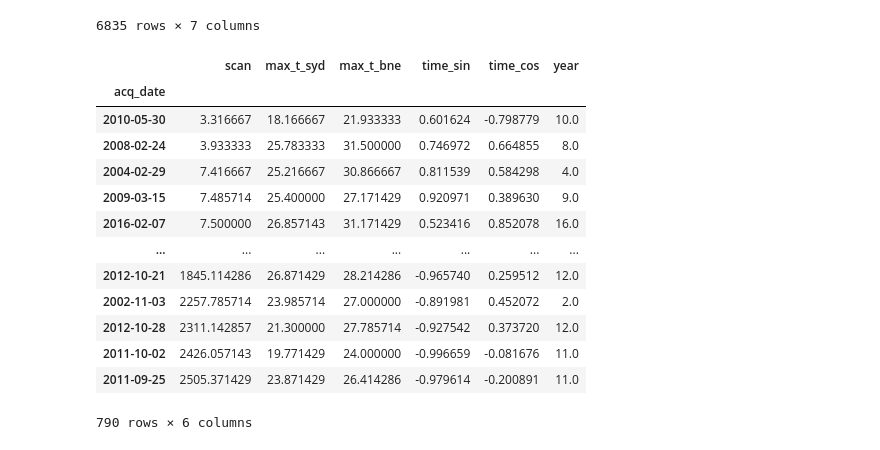
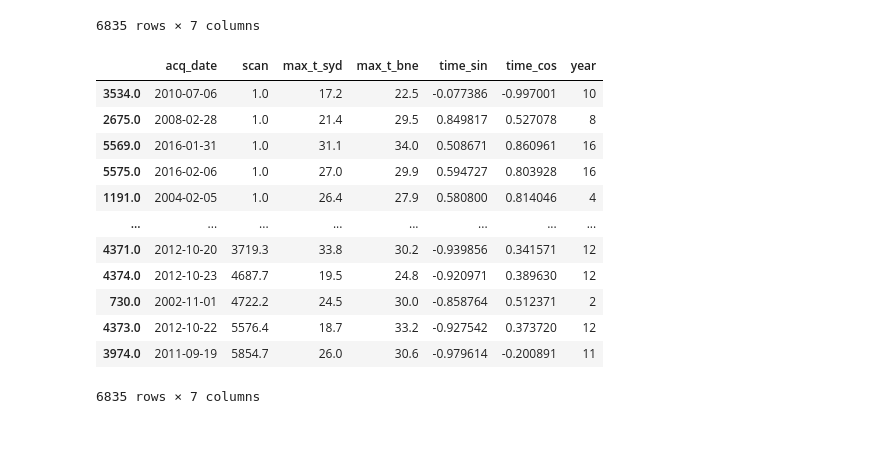
Before and after one commit to jtpotato/firetrace, a Jupyter notebook: notebooks/future-bushfires.ipynb, the cells around one changed output. Cells and saved outputs as stored; diff of their text form; code cells hidden in the pictures.

```diff
--- a/notebooks/future-bushfires.ipynb
+++ b/notebooks/future-bushfires.ipynb
@@ -3,7 +3,7 @@
 # %%
 import pandas as pd
 
-bushfires_df = pd.read_csv("/kaggle/input/yicte-bushfires-over-time/data.csv", index_col=0)
+bushfires_df = pd.read_csv("../data.csv", index_col=0)
 bushfires_df['acq_date'] = pd.to_datetime(bushfires_df['acq_date'])
 
 bushfires_df
@@ -29,16 +29,14 @@ bushfires_df["time_sin"] = np.sin((bushfires_df['acq_date'].dt.day_of_year / 365
 bushfires_df["time_cos"] = np.cos((bushfires_df['acq_date'].dt.day_of_year / 365) * 2 * np.pi)
 bushfires_df["year"] = bushfires_df['acq_date'].dt.year
 # %%
-# Group by week, average/sum, add a 'year' feature
-grouped_df = bushfires_df.groupby(pd.Grouper(freq='W', key='acq_date'))
-
 df = pd.DataFrame()
 
-df['scan'] = grouped_df['scan'].mean()
-df['max_t_syd'] = grouped_df['max_t_syd'].mean()
-df['max_t_bne'] = grouped_df['max_t_bne'].mean()
-df['time_sin'] = grouped_df['time_sin'].first()
-df['time_cos'] = grouped_df['time_cos'].first()
-df['year'] = grouped_df['year'].first() - 2000 # we'll count the years since approx when the data starts.
+df['acq_date'] = bushfires_df['acq_date']
+df['scan'] = bushfires_df['scan']
+df['max_t_syd'] = bushfires_df['max_t_syd']
+df['max_t_bne'] = bushfires_df['max_t_bne']
+df['time_sin'] = bushfires_df['time_sin']
+df['time_cos'] = bushfires_df['time_cos']
+df['year'] = bushfires_df['year'] - 2000 # we'll count the years since approx when the data starts.
 
 df = df.dropna()
@@ -56,19 +43,19 @@ test_labels = test_features.pop('scan')
 # %%
-train_dataset = train_dataset.sort_values(["scan", "acq_date"])
+# Preview what sort of data is in here.
+df = df.sort_values(["scan"])
 
-train_dataset
+df
 # %% [output]
-|  | scan | max_t_syd | max_t_bne | time_sin | time_cos | year |
-| acq_date |  |  |  |  |  |  |
-| 2010-05-30 | 3.316667 | 18.166667 | 21.933333 | 0.601624 | -0.798779 | 10.0 |
-| 2008-02-24 | 3.933333 | 25.783333 | 31.500000 | 0.746972 | 0.664855 | 8.0 |
-| 2004-02-29 | 7.416667 | 25.216667 | 30.866667 | 0.811539 | 0.584298 | 4.0 |
-| 2009-03-15 | 7.485714 | 25.400000 | 27.171429 | 0.920971 | 0.389630 | 9.0 |
-| 2016-02-07 | 7.500000 | 26.857143 | 31.171429 | 0.523416 | 0.852078 | 16.0 |
-| ... | ... | ... | ... | ... | ... | ... |
-| 2012-10-21 | 1845.114286 | 26.871429 | 28.214286 | -0.965740 | 0.259512 | 12.0 |
-| 2002-11-03 | 2257.785714 | 23.985714 | 27.000000 | -0.891981 | 0.452072 | 2.0 |
-| 2012-10-28 | 2311.142857 | 21.300000 | 27.785714 | -0.927542 | 0.373720 | 12.0 |
-| 2011-10-02 | 2426.057143 | 19.771429 | 24.000000 | -0.996659 | -0.081676 | 11.0 |
-| 2011-09-25 | 2505.371429 | 23.871429 | 26.414286 | -0.979614 | -0.200891 | 11.0 |
+|  | acq_date | scan | max_t_syd | max_t_bne | time_sin | time_cos | year |
+| 3534.0 | 2010-07-06 | 1.0 | 17.2 | 22.5 | -0.077386 | -0.997001 | 10 |
+| 2675.0 | 2008-02-28 | 1.0 | 21.4 | 29.5 | 0.849817 | 0.527078 | 8 |
+| 5569.0 | 2016-01-31 | 1.0 | 31.1 | 34.0 | 0.508671 | 0.860961 | 16 |
+| 5575.0 | 2016-02-06 | 1.0 | 27.0 | 29.9 | 0.594727 | 0.803928 | 16 |
+| 1191.0 | 2004-02-05 | 1.0 | 26.4 | 27.9 | 0.580800 | 0.814046 | 4 |
+| ... | ... | ... | ... | ... | ... | ... | ... |
+| 4371.0 | 2012-10-20 | 3719.3 | 33.8 | 30.2 | -0.939856 | 0.341571 | 12 |
+| 4374.0 | 2012-10-23 | 4687.7 | 19.5 | 24.8 | -0.920971 | 0.389630 | 12 |
+| 730.0 | 2002-11-01 | 4722.2 | 24.5 | 30.0 | -0.858764 | 0.512371 | 2 |
+| 4373.0 | 2012-10-22 | 5576.4 | 18.7 | 33.2 | -0.927542 | 0.373720 | 12 |
+| 3974.0 | 2011-09-19 | 5854.7 | 26.0 | 30.6 | -0.979614 | -0.200891 | 11 |
-790 rows × 6 columns
+6835 rows × 7 columns
```
Also changed, not shown: parts of 15 cells of this notebook, 21 other files.
